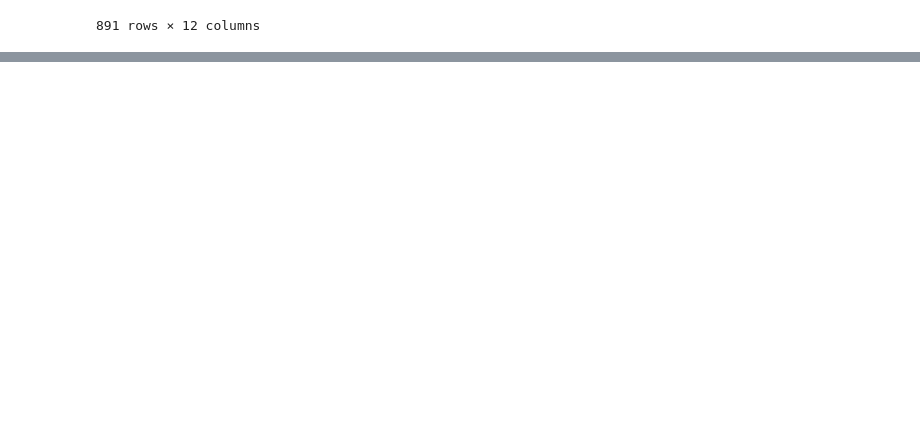
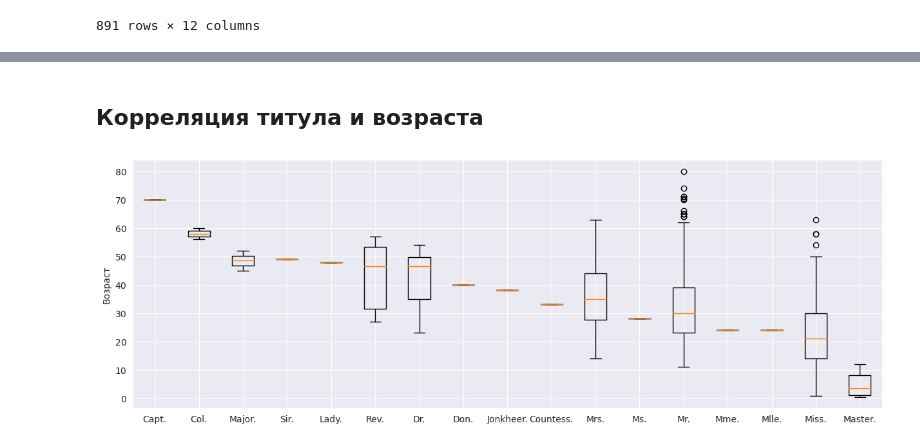
Before and after one commit to pas-zhukov/Titanic-Survivors-Data-Research, a Jupyter notebook: Data_Investigation.ipynb, the cells around one changed output, grey strips where cells are left out. Cells and saved outputs as stored; diff of their text form; code cells hidden in the pictures; blank space fills up the shorter version.

```diff
--- a/Data_Investigation.ipynb
+++ b/Data_Investigation.ipynb
@@ -340,0 +168,33 @@ a
+# %% [markdown]
+## Корреляция титула и возраста
+# %%
+import matplotlib.pyplot as plt
+
+#Перечень титулов
+titles = ("Capt.","Col.","Major.","Sir.","Lady.","Rev.","Dr.","Don.","Jonkheer.","Countess.","Mrs.","Ms.","Mr.","Mme.","Mlle.","Miss.","Master.")
+
+#Создадим список титулов для каждого пассажира
+titled_names = []
+for name in df.Name:
+    for title in titles:
+        if title in name.split(' '):
+            titled_names.append(title)
+            break
+
+
+#Добавим в датафрейм новый столбец - Титул
+df.insert(12, 'Title', titled_names)
+
+#Создадим словарь с парами "титул: список возрастов"
+ages = dict.fromkeys(titles, [])
+for i, title in enumerate(df.Title):
+    if not pd.isna(df.Age[i]):
+        ages[title] = ages[title] + [df.Age[i]]
+
+#Визуализируем
+fig, ax = plt.subplots(figsize=(15,5))
+ax.boxplot(ages.values(), labels=titles, vert=True)
+ax.set_ylabel('Возраст')
+plt.show()
+# %% [output]
+[figure, added]
```
Also changed, not shown: parts of 48 cells of this notebook, 5 other files.
